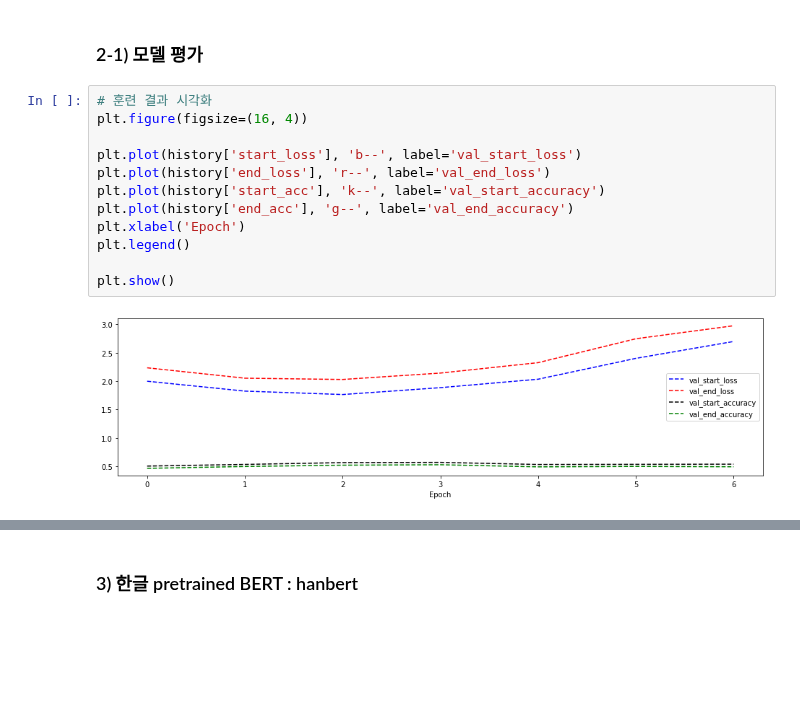
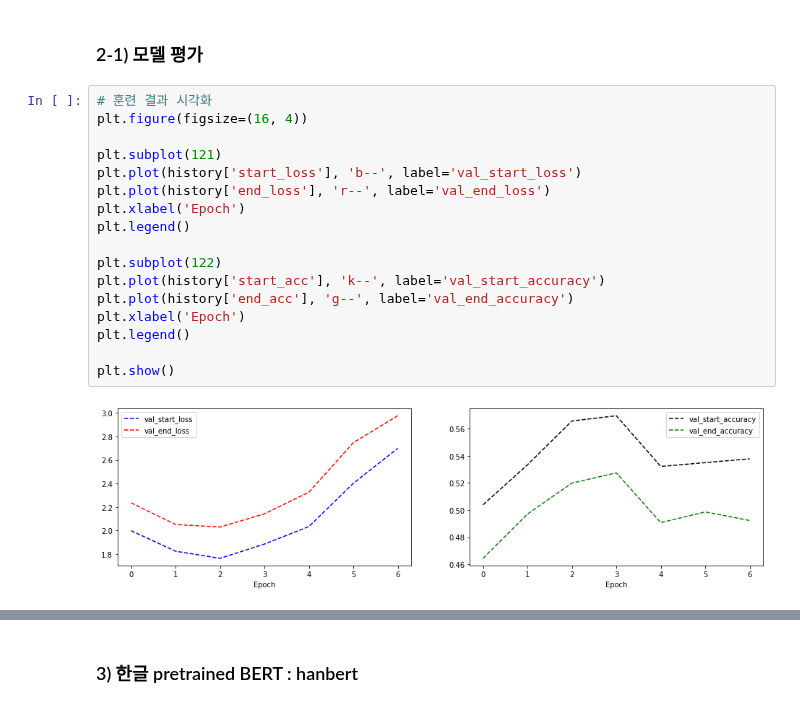
Before and after one commit to minji2744/AIFFEL, a Jupyter notebook: Exploration/E17/e17_bert.ipynb, the cells around one changed output, grey strips where cells are left out. Cells and saved outputs as stored; diff of their text form; blank space fills up the shorter version.

```diff
--- a/Exploration/E17/e17_bert.ipynb
+++ b/Exploration/E17/e17_bert.ipynb
@@ -1453,16 +1442,21 @@ early stopping
 # %%
 # 훈련 결과 시각화
 plt.figure(figsize=(16, 4))
 
+plt.subplot(121)
 plt.plot(history['start_loss'], 'b--', label='val_start_loss')
 plt.plot(history['end_loss'], 'r--', label='val_end_loss')
+plt.xlabel('Epoch')
+plt.legend()
+
+plt.subplot(122)
 plt.plot(history['start_acc'], 'k--', label='val_start_accuracy')
 plt.plot(history['end_acc'], 'g--', label='val_end_accuracy')
 plt.xlabel('Epoch')
 plt.legend()
 
 plt.show()
 # %% [output]
-[figure, old version]
+[figure, new version]
 # %%
 dev_json = os.path.join(data_dir, "korquad_dev.json")
```
Also changed, not shown: parts of 9 cells of this notebook.
